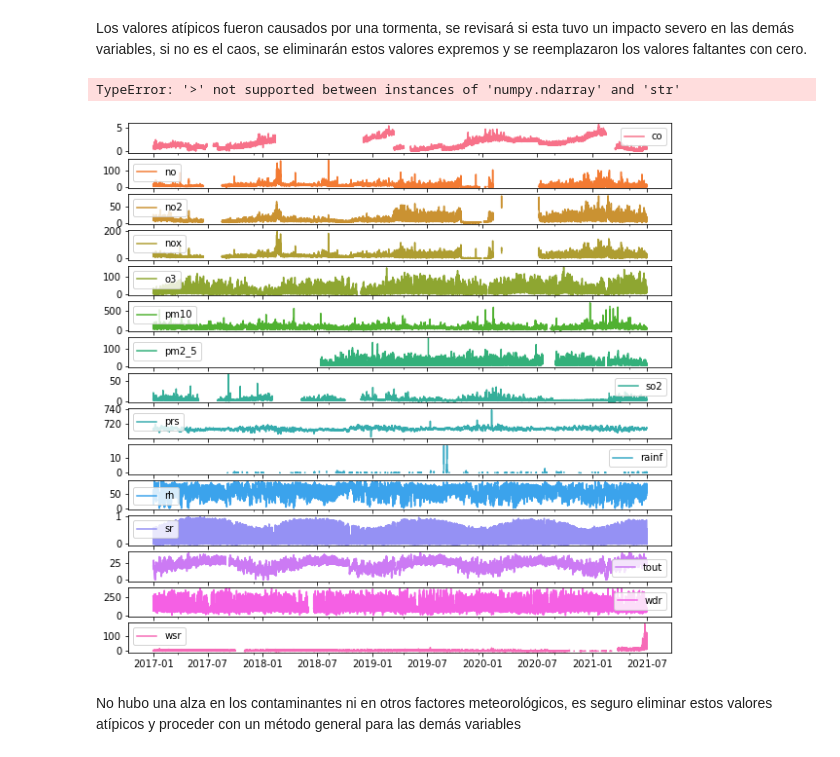
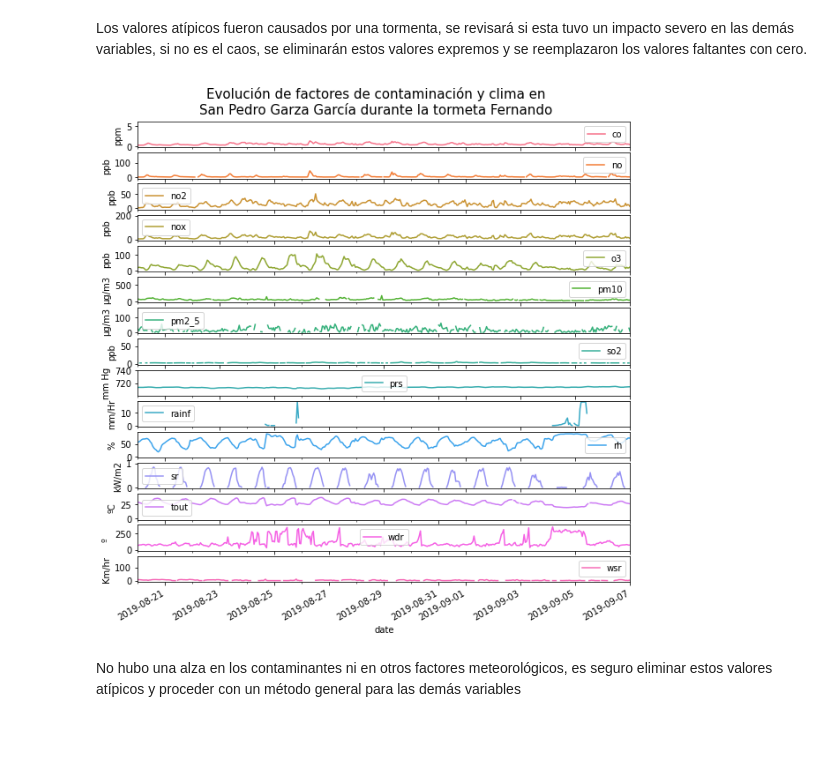
Before and after one commit to kmontocam/MA2003B, a Jupyter notebook: analysis.ipynb, the cells around one changed output. Cells and saved outputs as stored; diff of their text form; code cells hidden in the pictures.

Commit message:
Hotfix: typo in date with a plot

```diff
--- a/analysis.ipynb
+++ b/analysis.ipynb
@@ -218,26 +218,25 @@ Los valores atípicos fueron causados por una tormenta, se revisará si esta tuv
 # %%
 palette = sns.husl_palette(n_colors=15)
 
 kwargs = {'subplots': True,
           'figsize': (10, 10),
           'sharex': True,
-          'xlim': ['8-20-2019', '9-7-20s19'],
+          'xlim': ['8-20-2019', '9-7-2019'],
           'colormap': ListedColormap(palette.as_hex())
           }
 
 axes = df.plot(**kwargs)
 
 for ax in axes:
     factor = ax.get_legend().get_texts()[0]._text
     ax.set_ylabel(measurement_units[factor])
 
 fig = axes[0].get_figure()  # All Axes contain the 15 subplots as figure
 _ = fig.suptitle(
     'Evolución de factores de contaminación y clima en\nSan Pedro Garza García durante la tormeta Fernando', fontsize=15)
 fig.subplots_adjust(top=0.925)
 # %% [output]
-TypeError: '>' not supported between instances of 'numpy.ndarray' and 'str'
-[figure, old version]
+[figure, new version]
 # %% [markdown]
 No hubo una alza en los contaminantes ni en otros factores meteorológicos, es seguro eliminar estos valores atípicos y proceder con un método general para las demás variables
 # %%
```
Also changed, not shown: parts of 2 cells of this notebook.
